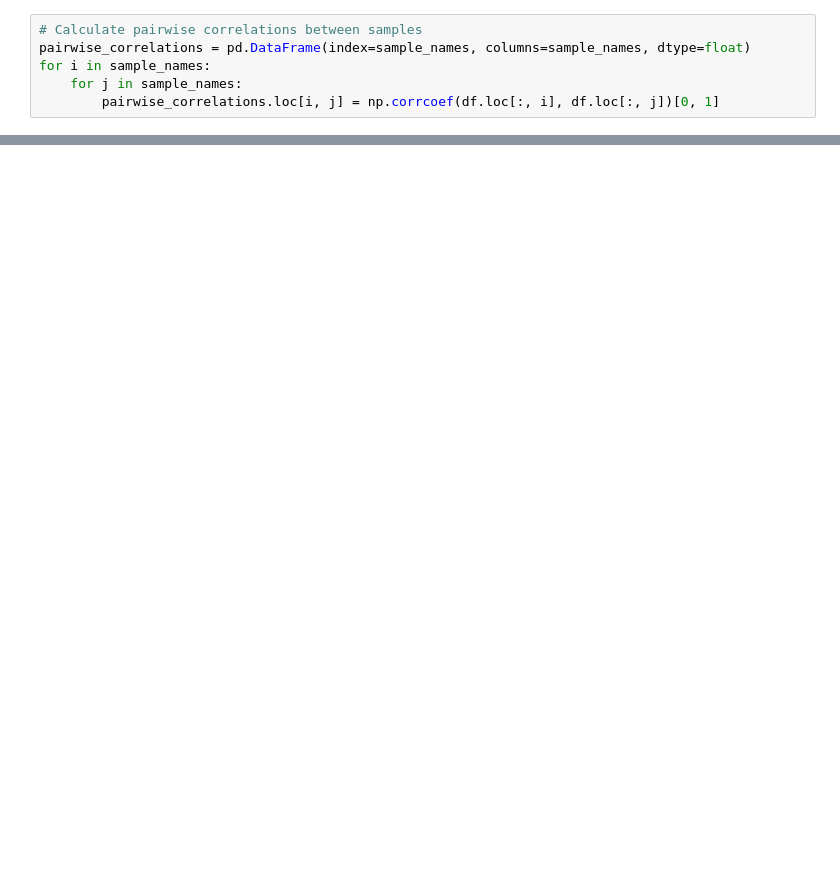
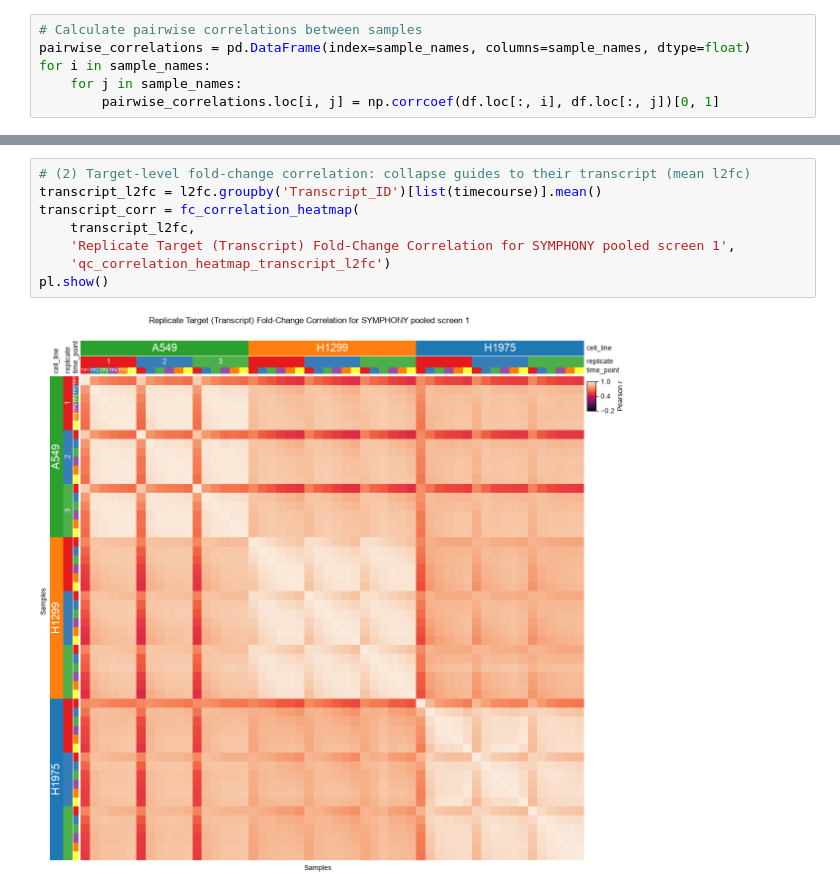
Before and after one commit to stefanpeidli/SYM101, a Jupyter notebook: notebooks/SYM101_QC.ipynb, the cells around one changed output, grey strips where cells are left out. Cells and saved outputs as stored; diff of their text form; blank space fills up the shorter version.

```diff
--- a/notebooks/SYM101_QC.ipynb
+++ b/notebooks/SYM101_QC.ipynb
@@ -231,0 +307,10 @@ WARNING: cmap is not a string!
+# %%
+# (2) Target-level fold-change correlation: collapse guides to their transcript (mean l2fc)
+transcript_l2fc = l2fc.groupby('Transcript_ID')[list(timecourse)].mean()
+transcript_corr = fc_correlation_heatmap(
+    transcript_l2fc,
+    'Replicate Target (Transcript) Fold-Change Correlation for SYMPHONY pooled screen 1',
+    'qc_correlation_heatmap_transcript_l2fc')
+pl.show()
+# %% [output]
+[figure, added]
```
Also changed, not shown: parts of 9 cells of this notebook.
